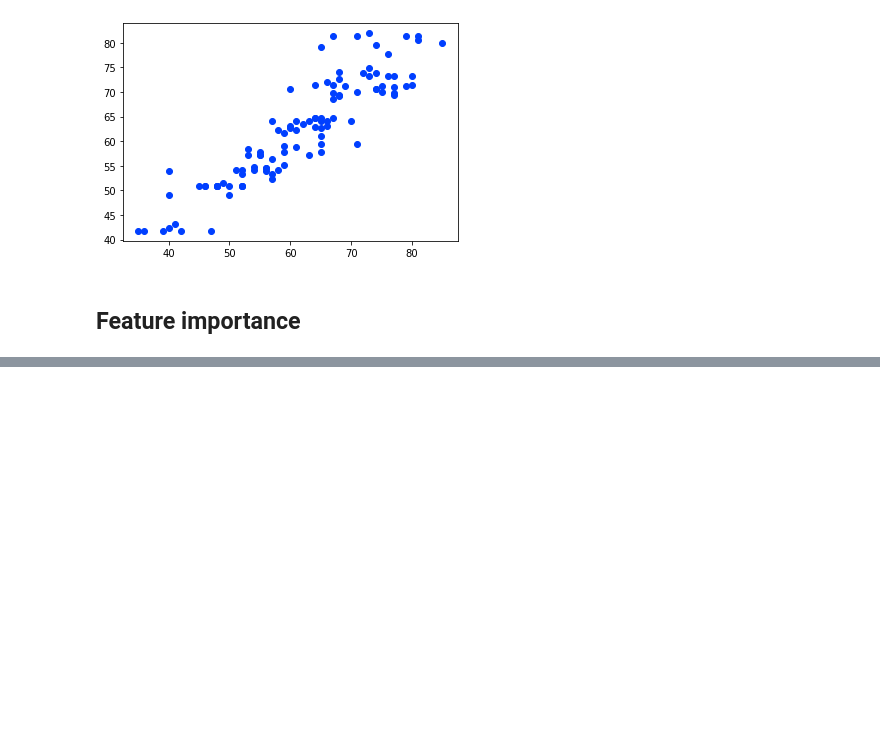
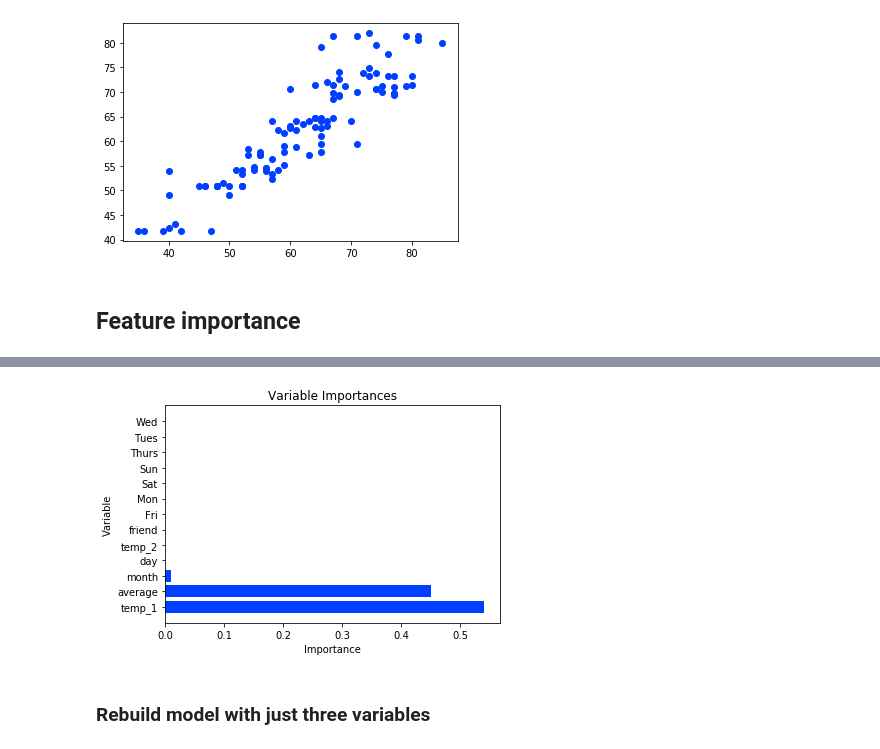
Before and after one commit to kobetryz/machine_learning_projects, a Jupyter notebook: Weather prediction/Simple weather prediction.ipynb, the cells around one changed output, grey strips where cells are left out. Saved outputs shown, nothing was run; the diff lists cells and outputs as text; code cells hidden in the pictures; blank space fills up the shorter version.

```diff
--- a/Weather prediction/Simple weather prediction.ipynb
+++ b/Weather prediction/Simple weather prediction.ipynb
@@ -387,16 +368,16 @@ graph.write_png('tree8_2.png')
 # %% [markdown]
 ## Feature importance
 # %%
-# Get numerical feature importances
-importances = list(rf.feature_importances_)
-importances
+# Get importance of every feature used in the model to determine what makes no difference to the model
+importance = list(rf.feature_importances_)
+importance
 
 # # List of tuples with variable and importance
-feature_importances = [(feature, round(importance, 2)) for feature, importance in zip(new_cols, importances)]
+feature_importance = [(feature, round(value, 2)) for feature, value in zip(new_cols, importance)]
 
 # # Sort the feature importances by most important first
-feature_importances = sorted(feature_importances, key = lambda x: x[1], reverse = True)
-feature_importances
+feature_importance = sorted(feature_importances, key = lambda x: x[1], reverse = True)
+feature_importance
 # # Print out the feature and importances
-[print('Variable: {:15} Importance: {}'.format(*pair)) for pair in feature_importances];
+[print('Variable: {:15} Importance: {}'.format(*pair)) for pair in feature_importance];
 # %% [output]
@@ -415,0 +402,18 @@ Variable: Wed             Importance: 0.0
+# %%
+# Visualize feature importance
+feature_importances = pd.DataFrame(feature_importance)#.loc[:,1]
+plt.barh(feature_importances.loc[:,0], feature_importances.loc[:,1])
+plt.ylabel('Variable'); plt.xlabel('Importance'); plt.title('Variable Importances')
+plt.show()
+
+# x_values = list(range(len(importance)))
+        # # Make a bar chart
+# plt.barh(x_values, importance)
+        # # Tick labels for x axis
+# plt.yticks(x_values, new_cols)
+        # # Axis labels and title
+# plt.ylabel('Variable'); plt.xlabel('Importance'); plt.title('Variable Importances');
+# %% [output]
+[figure, added]
+# %% [markdown]
+### Rebuild model with just three variables
```
Also changed, not shown: parts of 10 cells of this notebook.
